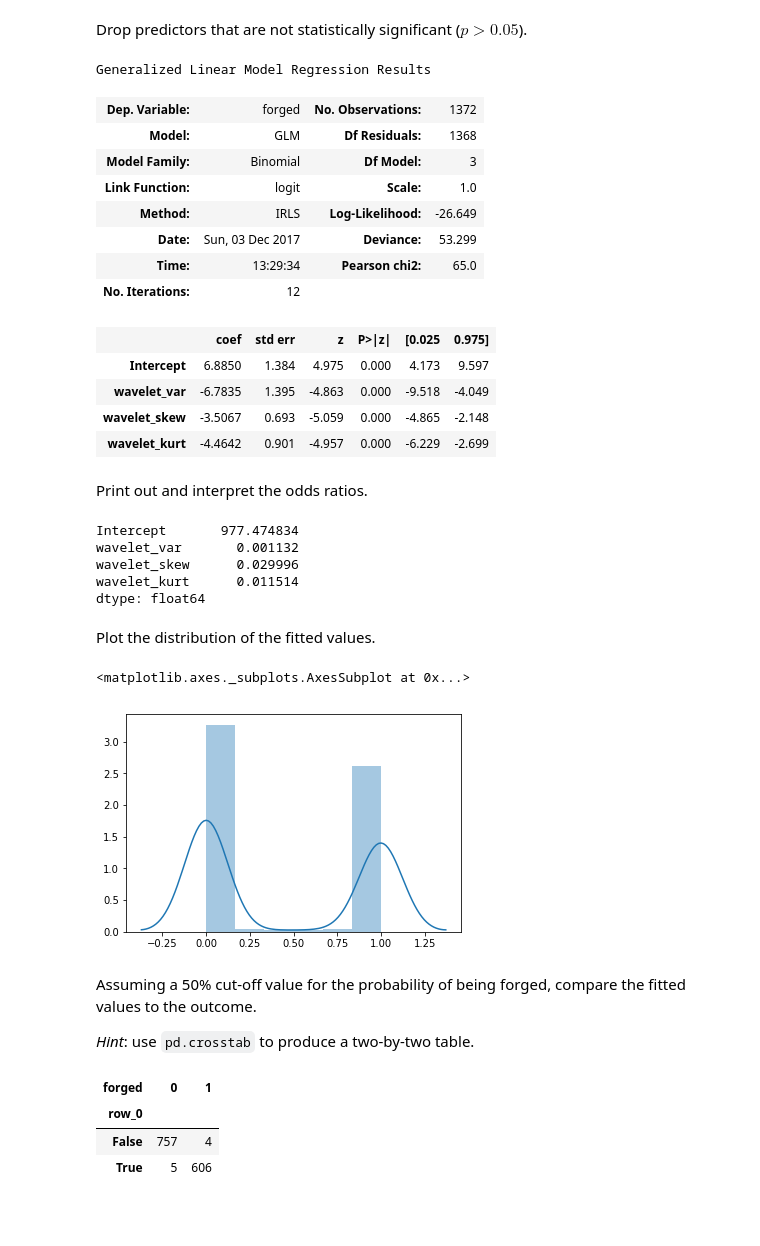
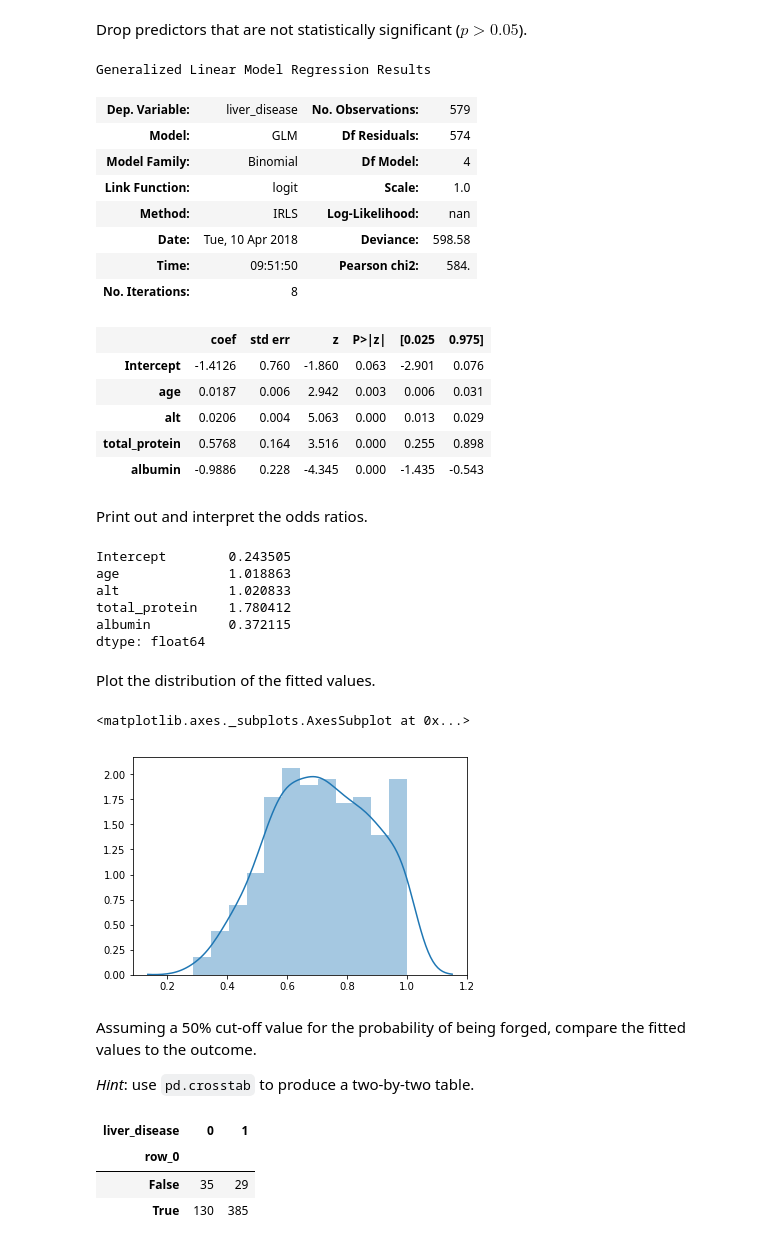
Before and after one commit to estimand/ga-data-science, a Jupyter notebook: 06_glms/notebooks/03_solutions.ipynb, the cells around one changed output. Cells and saved outputs as stored; diff of their text form; code cells hidden in the pictures; blank space fills up the shorter version.

```diff
--- a/06_glms/notebooks/03_solutions.ipynb
+++ b/06_glms/notebooks/03_solutions.ipynb
@@ -18,2 +30,2 @@ Read in the Banknote Authentication dataset.
 # %%
-banknotes = pd.read_csv(BANKNOTES_URL, header=None, names=var_names)
+ilpd = pd.read_csv(ILPD_URL, header=None, names=var_names)
@@ -19,0 +54,2 @@ banknotes = pd.read_csv(BANKNOTES_URL, header=None, names=var_names)
+# %%
+ilpd['liver_disease'] = (ilpd['liver_disease'] == 1).astype(int)
@@ -20 +74,3 @@ banknotes = pd.read_csv(BANKNOTES_URL, header=None, names=var_names)
+# %%
+ilpd.dropna(inplace=True)
 # %% [markdown]
@@ -73,53 +125,55 @@ Generalized Linear Model Regression Results
 # %% [markdown]
 Drop predictors that are not statistically significant ($p > 0.05$).
 # %%
-model_vsk = smf.glm(
-    'forged ~ wavelet_var + wavelet_skew + wavelet_kurt',
-    data=banknotes,
+model_sig = smf.glm(
+    'liver_disease ~ age + alt + total_protein + albumin',
+    data=ilpd,
     family=sm.families.Binomial()
 ).fit()
 # %%
-model_vsk.summary()
+model_sig.summary()
 # %% [output]
 Generalized Linear Model Regression Results
-| Dep. Variable: | forged | No. Observations: | 1372 |
-| Model: | GLM | Df Residuals: | 1368 |
-| Model Family: | Binomial | Df Model: | 3 |
+| Dep. Variable: | liver_disease | No. Observations: | 579 |
+| Model: | GLM | Df Residuals: | 574 |
+| Model Family: | Binomial | Df Model: | 4 |
 | Link Function: | logit | Scale: | 1.0 |
-| Method: | IRLS | Log-Likelihood: | -26.649 |
-| Date: | Sun, 03 Dec 2017 | Deviance: | 53.299 |
-| Time: | 13:29:34 | Pearson chi2: | 65.0 |
-| No. Iterations: | 12 |  |  |
+| Method: | IRLS | Log-Likelihood: | nan |
+| Date: | Tue, 10 Apr 2018 | Deviance: | 598.58 |
+| Time: | 09:51:50 | Pearson chi2: | 584. |
+| No. Iterations: | 8 |  |  |
 |  | coef | std err | z | P>|z| | [0.025 | 0.975] |
-| Intercept | 6.8850 | 1.384 | 4.975 | 0.000 | 4.173 | 9.597 |
-| wavelet_var | -6.7835 | 1.395 | -4.863 | 0.000 | -9.518 | -4.049 |
-| wavelet_skew | -3.5067 | 0.693 | -5.059 | 0.000 | -4.865 | -2.148 |
-| wavelet_kurt | -4.4642 | 0.901 | -4.957 | 0.000 | -6.229 | -2.699 |
+| Intercept | -1.4126 | 0.760 | -1.860 | 0.063 | -2.901 | 0.076 |
+| age | 0.0187 | 0.006 | 2.942 | 0.003 | 0.006 | 0.031 |
+| alt | 0.0206 | 0.004 | 5.063 | 0.000 | 0.013 | 0.029 |
+| total_protein | 0.5768 | 0.164 | 3.516 | 0.000 | 0.255 | 0.898 |
+| albumin | -0.9886 | 0.228 | -4.345 | 0.000 | -1.435 | -0.543 |
 # %% [markdown]
 Print out and interpret the odds ratios.
 # %%
-np.exp(model_vsk.params)
+np.exp(model_sig.params)
 # %% [output]
-Intercept       977.474834
-wavelet_var       0.001132
-wavelet_skew      0.029996
-wavelet_kurt      0.011514
+Intercept        0.243505
+age              1.018863
+alt              1.020833
+total_protein    1.780412
+albumin          0.372115
 dtype: float64
 # %% [markdown]
 Plot the distribution of the fitted values.
 # %%
-sns.distplot(model_vsk.fittedvalues)
+sns.distplot(model_sig.fittedvalues)
 # %% [output]
 <matplotlib.axes._subplots.AxesSubplot at 0x...>
-[figure, old version]
+[figure, new version]
 # %% [markdown]
 Assuming a 50% cut-off value for the probability of being forged, compare the fitted values to the outcome.
 
 *Hint*: use `pd.crosstab` to produce a two-by-two table.
 # %%
-pd.crosstab(model_vsk.fittedvalues > 0.5, banknotes.forged)
+pd.crosstab(model_sig.fittedvalues > 0.5, ilpd['liver_disease'])
 # %% [output]
-| forged | 0 | 1 |
+| liver_disease | 0 | 1 |
 | row_0 |  |  |
-| False | 757 | 4 |
-| True | 5 | 606 |
+| False | 35 | 29 |
+| True | 130 | 385 |
```
Also changed, not shown: parts of 22 cells of this notebook, 1 other file.
